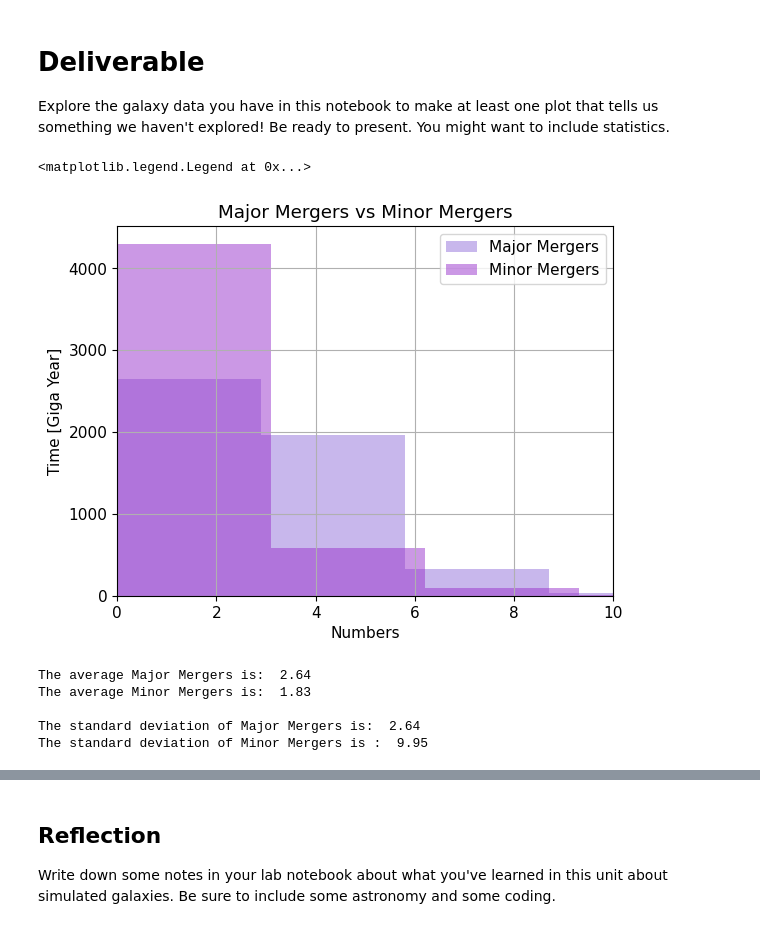
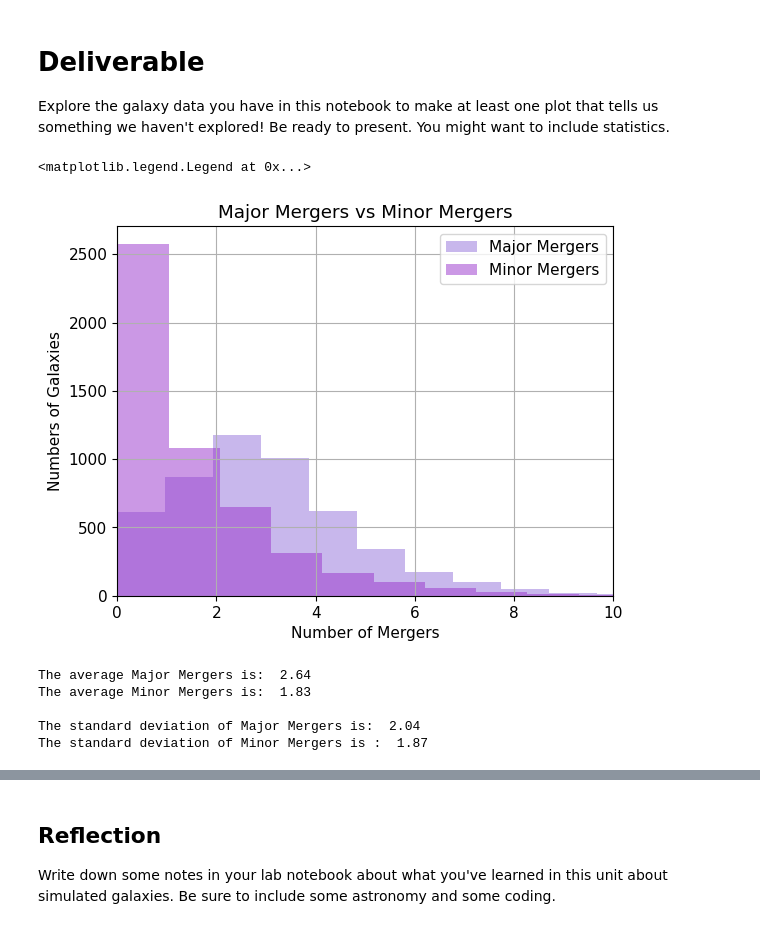
Before and after one commit to gflorencia13/CFR-2025, a Jupyter notebook: Astro/Blank/7 - Simulated Galaxies Pt2.ipynb, the cells around one changed output, grey strips where cells are left out. Saved outputs shown, nothing was run; the diff lists cells and outputs as text; code cells hidden in the pictures.

```diff
--- a/Astro/Blank/7 - Simulated Galaxies Pt2.ipynb
+++ b/Astro/Blank/7 - Simulated Galaxies Pt2.ipynb
@@ -198,41 +198,41 @@ Explore the galaxy data you have in this notebook to make at least one plot that
 # %%
 # explore the data and make a plot below!
 
 # Define the data that I want to input in the scatter plot
 major_mergers = mergers['Number of Major Mergers']
 minor_mergers = mergers['Numbber of Minor Mergers']
 
 # Create the plot
 
 # Histogram of Major Mergers
-plt.hist(major_mergers, color='mediumpurple', alpha=0.5, label='Major Mergers')
+plt.hist(major_mergers, bins=30, color='mediumpurple', alpha=0.5, label='Major Mergers')
 # Histogram of Minor Mergers
-plt.hist(minor_mergers, color='darkorchid', alpha=0.5, label='Minor Mergers')
+plt.hist(minor_mergers, bins=30, color='darkorchid', alpha=0.5, label='Minor Mergers')
 
 plt.title('Major Mergers vs Minor Mergers')
-plt.xlabel('Numbers')
-plt.ylabel('Time [Giga Year]')
+plt.ylabel('Numbers of Galaxies')
+plt.xlabel('Number of Mergers')
 plt.xlim(0,10)
 
 plt.grid()
 plt.legend()
 # %% [output]
 <matplotlib.legend.Legend at 0x...>
-[figure, old version]
+[figure, new version]
 # %%
 # Statistics
 print('The average Major Mergers is: ', round(np.mean(major_mergers),2))
 print('The average Minor Mergers is: ', round(np.mean(minor_mergers),2))
 print('')
 
-print('The standard deviation of Major Mergers is: ', round(np.mean(major_mergers),2))
-print('The standard deviation of Minor Mergers is : ', round(np.mean(time),2))
+print('The standard deviation of Major Mergers is: ', round(np.std(major_mergers),2))
+print('The standard deviation of Minor Mergers is : ', round(np.std(minor_mergers),2))
 # %% [output]
 The average Major Mergers is:  2.64
 The average Minor Mergers is:  1.83
 
-The standard deviation of Major Mergers is:  2.64
-The standard deviation of Minor Mergers is :  9.95
+The standard deviation of Major Mergers is:  2.04
+The standard deviation of Minor Mergers is :  1.87
 # %% [markdown]
 **According to your graph set up...**
 
```
Also changed, not shown: parts of 1 cell of this notebook.
